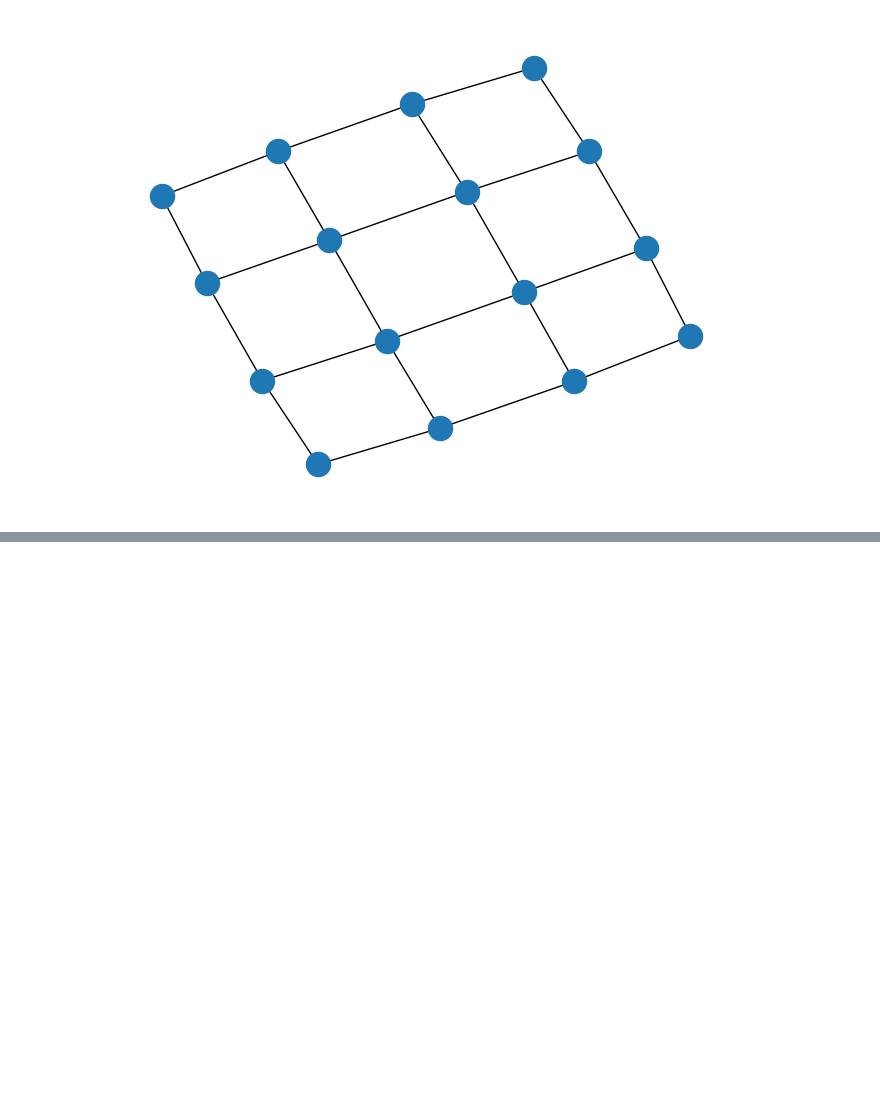
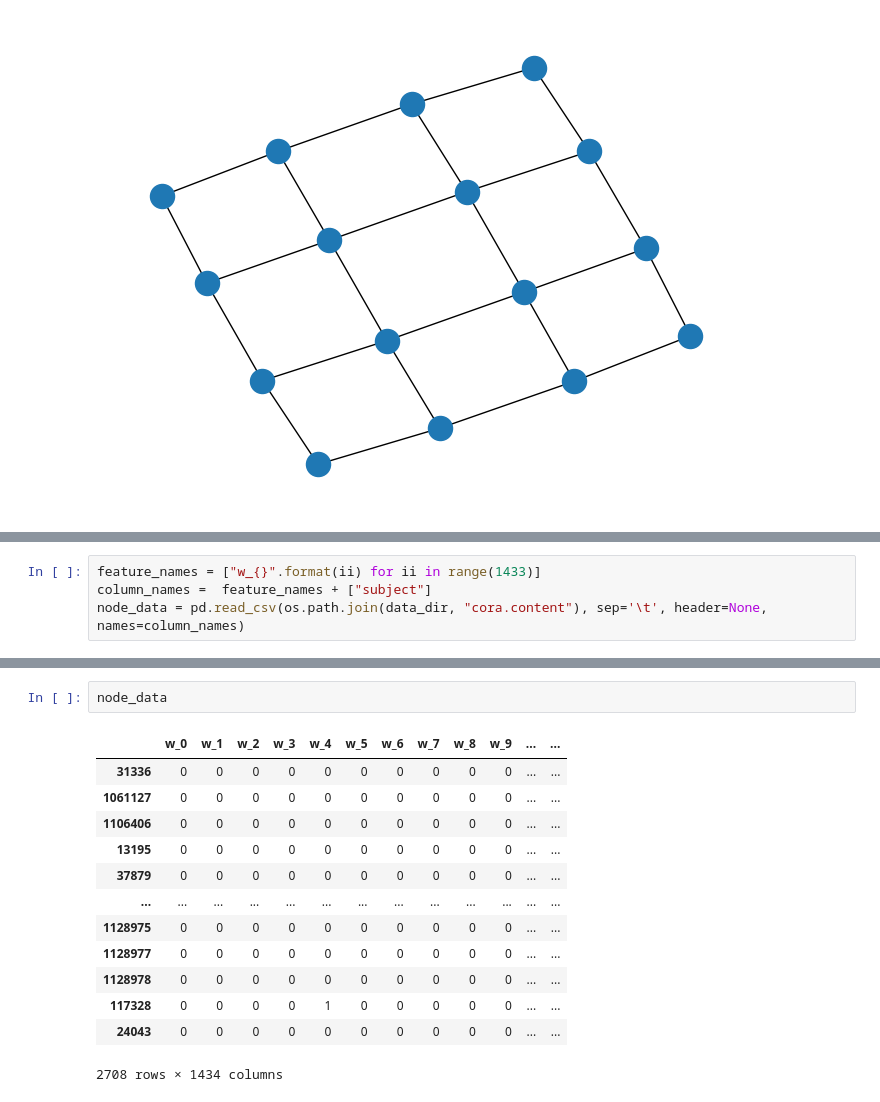
Before and after one commit to SAMANTA1401/graph_neural_network, a Jupyter notebook: notebook/network.ipynb, the cells around one changed output, grey strips where cells are left out. Saved outputs shown, nothing was run; the diff lists cells and outputs as text; blank space fills up the shorter version.

```diff
--- a/notebook/network.ipynb
+++ b/notebook/network.ipynb
@@ -732,0 +1093,4 @@ SyntaxError: illegal target for annotation (3665873835.py, line 1)
+# %%
+feature_names = ["w_{}".format(ii) for ii in range(1433)]
+column_names =  feature_names + ["subject"]
+node_data = pd.read_csv(os.path.join(data_dir, "cora.content"), sep='\t', header=None, names=column_names)
@@ -732,0 +1137,16 @@ SyntaxError: illegal target for annotation (3665873835.py, line 1)
+# %%
+node_data
+# %% [output]
+|  | w_0 | w_1 | w_2 | w_3 | w_4 | w_5 | w_6 | w_7 | w_8 | w_9 | ... | ... |
+| 31336 | 0 | 0 | 0 | 0 | 0 | 0 | 0 | 0 | 0 | 0 | ... | ... |
+| 1061127 | 0 | 0 | 0 | 0 | 0 | 0 | 0 | 0 | 0 | 0 | ... | ... |
+| 1106406 | 0 | 0 | 0 | 0 | 0 | 0 | 0 | 0 | 0 | 0 | ... | ... |
+| 13195 | 0 | 0 | 0 | 0 | 0 | 0 | 0 | 0 | 0 | 0 | ... | ... |
+| 37879 | 0 | 0 | 0 | 0 | 0 | 0 | 0 | 0 | 0 | 0 | ... | ... |
+| ... | ... | ... | ... | ... | ... | ... | ... | ... | ... | ... | ... | ... |
+| 1128975 | 0 | 0 | 0 | 0 | 0 | 0 | 0 | 0 | 0 | 0 | ... | ... |
+| 1128977 | 0 | 0 | 0 | 0 | 0 | 0 | 0 | 0 | 0 | 0 | ... | ... |
+| 1128978 | 0 | 0 | 0 | 0 | 0 | 0 | 0 | 0 | 0 | 0 | ... | ... |
+| 117328 | 0 | 0 | 0 | 0 | 1 | 0 | 0 | 0 | 0 | 0 | ... | ... |
+| 24043 | 0 | 0 | 0 | 0 | 0 | 0 | 0 | 0 | 0 | 0 | ... | ... |
+2708 rows × 1434 columns
```
Also changed, not shown: parts of 75 cells of this notebook, 6 other files.
